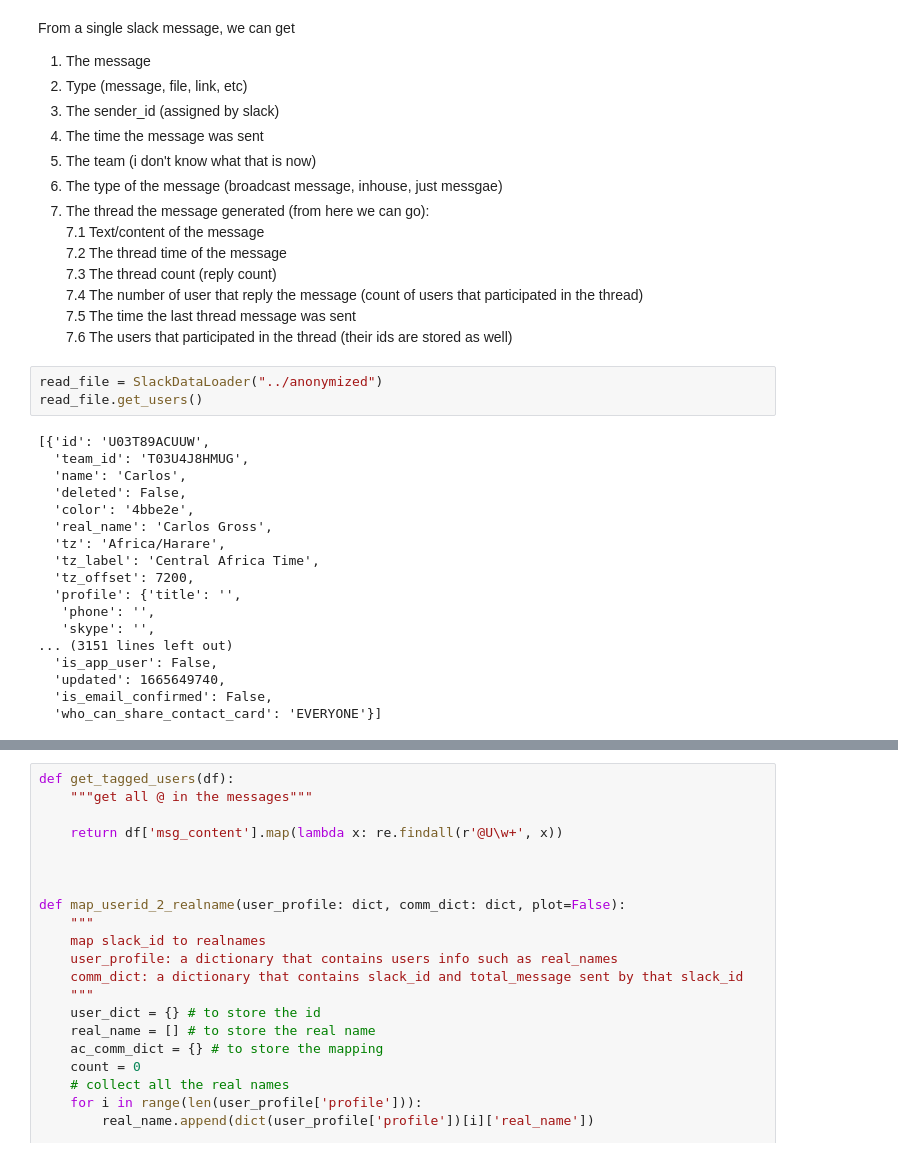
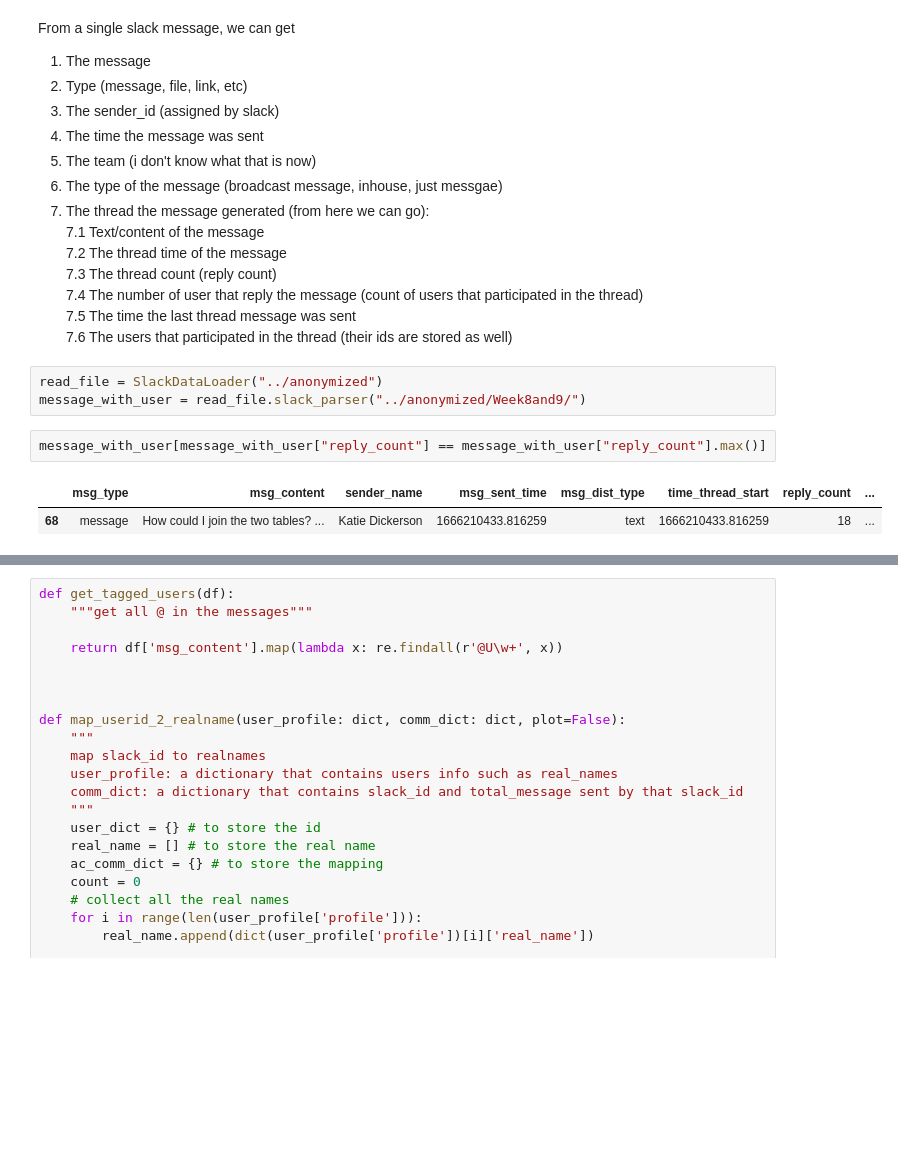
Before and after one commit to mickiyas123/10xac-week0_starter_network_analysis, a Jupyter notebook: notebooks/parse_slack_data.ipynb, the cells around one changed output, grey strips where cells are left out. Cells and saved outputs as stored; diff of their text form; blank space fills up the shorter version.

```diff
--- a/notebooks/parse_slack_data.ipynb
+++ b/notebooks/parse_slack_data.ipynb
@@ -45,22 +45,9 @@ From a single slack message, we can get <br>
     7.6 The users that participated in the thread (their ids are stored as well)<br>
 # %%
 read_file = SlackDataLoader("../anonymized")
-read_file.get_users()
+message_with_user = read_file.slack_parser("../anonymized/Week8and9/")
-# %% [output]
-[{'id': 'U03T89ACUUW',
-  'team_id': 'T03U4J8HMUG',
-  'name': 'Carlos',
-  'deleted': False,
-  'color': '4bbe2e',
-  'real_name': 'Carlos Gross',
-  'tz': 'Africa/Harare',
-  'tz_label': 'Central Africa Time',
-  'tz_offset': 7200,
-  'profile': {'title': '',
-   'phone': '',
-   'skype': '',
-... (3151 lines left out)
-  'is_app_user': False,
-  'updated': 1665649740,
-  'is_email_confirmed': False,
-  'who_can_share_contact_card': 'EVERYONE'}]
+# %%
+message_with_user[message_with_user["reply_count"] == message_with_user["reply_count"].max()]
+# %% [output]
+|  | msg_type | msg_content | sender_name | msg_sent_time | msg_dist_type | time_thread_start | reply_count | ... |
+| 68 | message | How could I join the two tables? ... | Katie Dickerson | 1666210433.816259 | text | 1666210433.816259 | 18 | ... |
```
Also changed, not shown: parts of 1 cell of this notebook, 1 other file.
